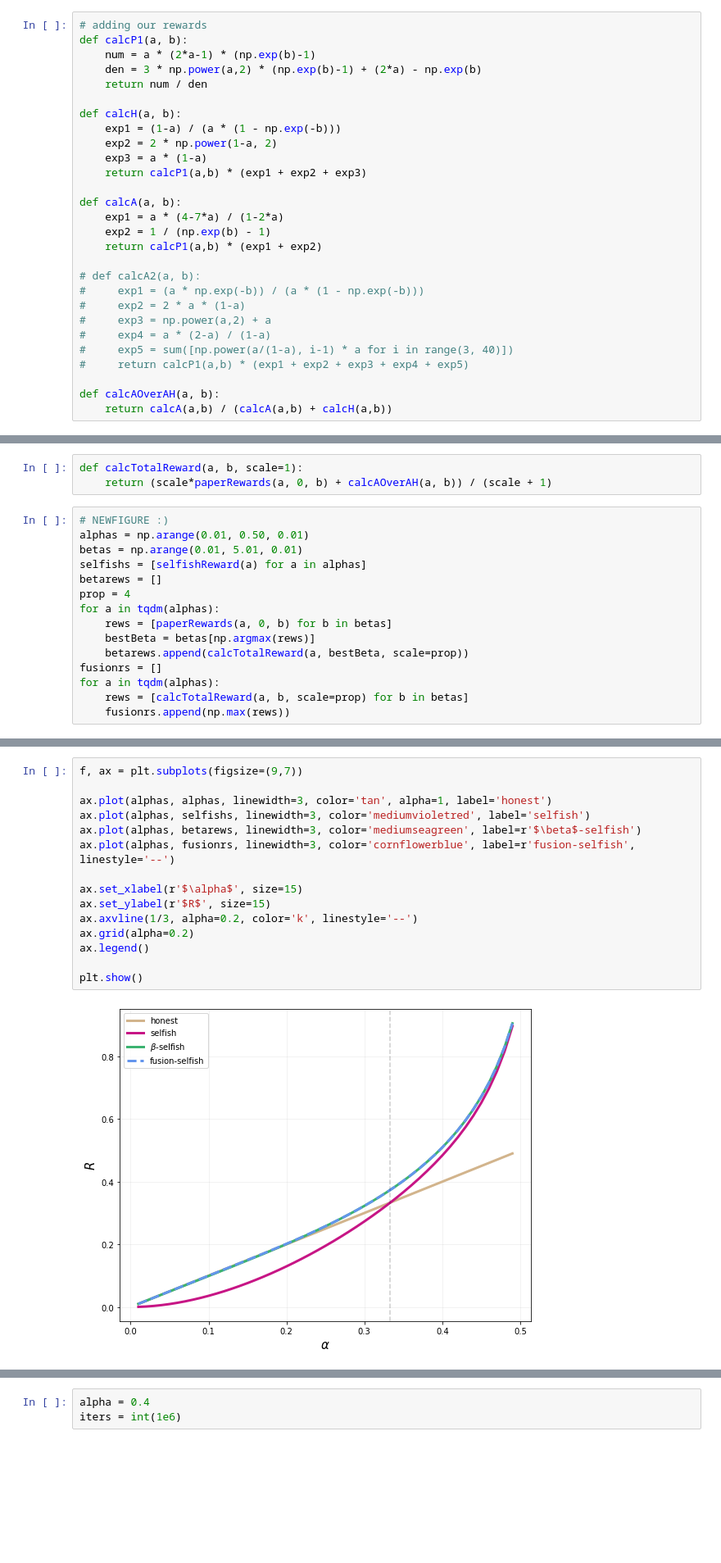
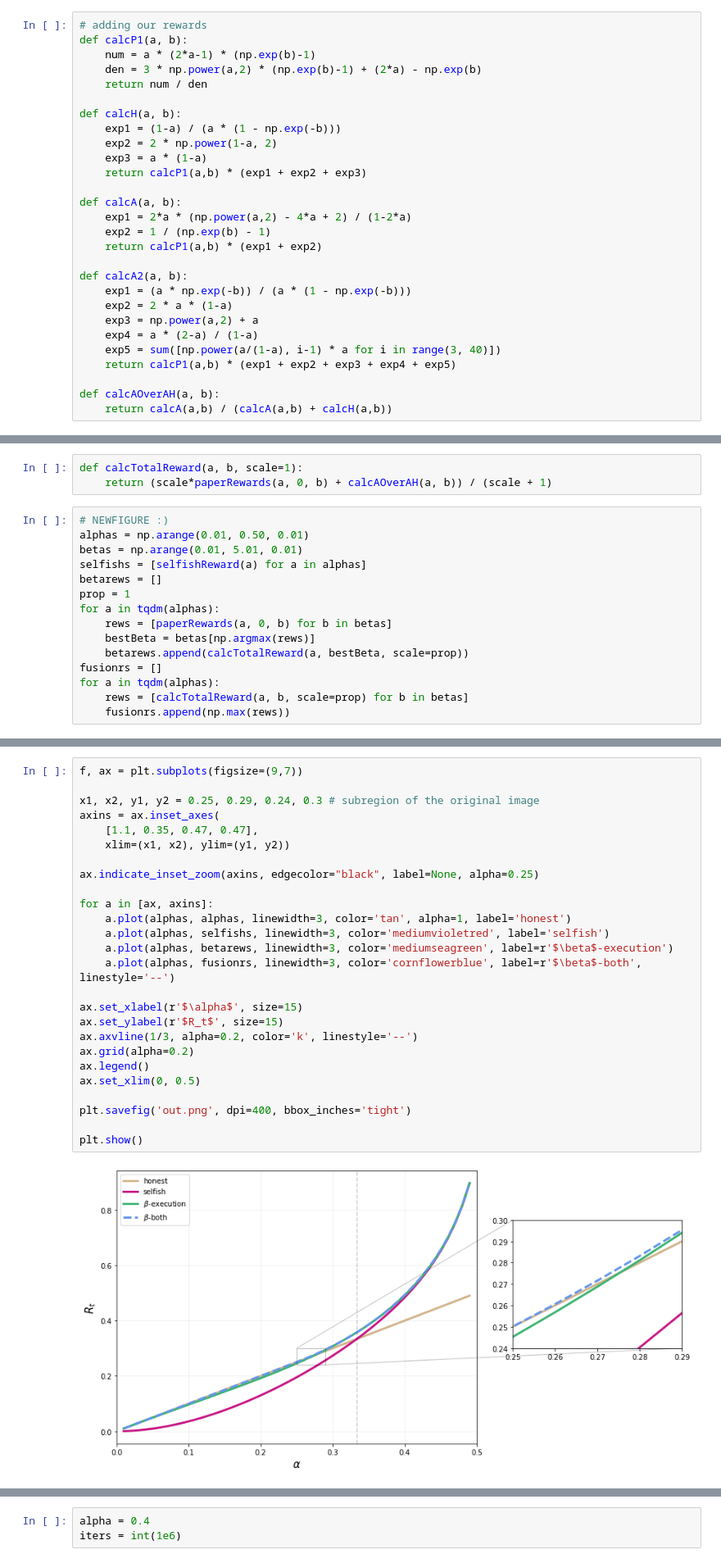
Before and after one commit to michaelneuder/opportunistic-mining, a Jupyter notebook: fusion-mining.ipynb, the cells around one changed output, grey strips where cells are left out. Shown at 82% size. Cells and saved outputs as stored; diff of their text form; blank space fills up the shorter version.

```diff
--- a/fusion-mining.ipynb
+++ b/fusion-mining.ipynb
@@ -126,17 +126,17 @@ def calcH(a, b):
     return calcP1(a,b) * (exp1 + exp2 + exp3)
 
 def calcA(a, b):
-    exp1 = a * (4-7*a) / (1-2*a)
+    exp1 = 2*a * (np.power(a,2) - 4*a + 2) / (1-2*a)
     exp2 = 1 / (np.exp(b) - 1)
     return calcP1(a,b) * (exp1 + exp2)
 
-# def calcA2(a, b):
-#     exp1 = (a * np.exp(-b)) / (a * (1 - np.exp(-b)))
-#     exp2 = 2 * a * (1-a)
-#     exp3 = np.power(a,2) + a
-#     exp4 = a * (2-a) / (1-a)
-#     exp5 = sum([np.power(a/(1-a), i-1) * a for i in range(3, 40)])
-#     return calcP1(a,b) * (exp1 + exp2 + exp3 + exp4 + exp5)
+def calcA2(a, b):
+    exp1 = (a * np.exp(-b)) / (a * (1 - np.exp(-b)))
+    exp2 = 2 * a * (1-a)
+    exp3 = np.power(a,2) + a
+    exp4 = a * (2-a) / (1-a)
+    exp5 = sum([np.power(a/(1-a), i-1) * a for i in range(3, 40)])
+    return calcP1(a,b) * (exp1 + exp2 + exp3 + exp4 + exp5)
 
 def calcAOverAH(a, b):
     return calcA(a,b) / (calcA(a,b) + calcH(a,b))
@@ -193,7 +176,7 @@ alphas = np.arange(0.01, 0.50, 0.01)
 betas = np.arange(0.01, 5.01, 0.01)
 selfishs = [selfishReward(a) for a in alphas]
 betarews = []
-prop = 4
+prop = 1
 for a in tqdm(alphas):
     rews = [paperRewards(a, 0, b) for b in betas]
     bestBeta = betas[np.argmax(rews)]
@@ -210,20 +193,31 @@ np.min(alphas[np.array(fusionrs) - alphas > 0])
 # %%
 f, ax = plt.subplots(figsize=(9,7))
 
-ax.plot(alphas, alphas, linewidth=3, color='tan', alpha=1, label='honest')
-ax.plot(alphas, selfishs, linewidth=3, color='mediumvioletred', label='selfish')
-ax.plot(alphas, betarews, linewidth=3, color='mediumseagreen', label=r'$\beta$-selfish')
-ax.plot(alphas, fusionrs, linewidth=3, color='cornflowerblue', label=r'fusion-selfish', linestyle='--')
+x1, x2, y1, y2 = 0.25, 0.29, 0.24, 0.3 # subregion of the original image
+axins = ax.inset_axes(
+    [1.1, 0.35, 0.47, 0.47],
+    xlim=(x1, x2), ylim=(y1, y2))
+
+ax.indicate_inset_zoom(axins, edgecolor="black", label=None, alpha=0.25)
+
+for a in [ax, axins]:
+    a.plot(alphas, alphas, linewidth=3, color='tan', alpha=1, label='honest')
+    a.plot(alphas, selfishs, linewidth=3, color='mediumvioletred', label='selfish')
+    a.plot(alphas, betarews, linewidth=3, color='mediumseagreen', label=r'$\beta$-execution')
+    a.plot(alphas, fusionrs, linewidth=3, color='cornflowerblue', label=r'$\beta$-both', linestyle='--')
 
 ax.set_xlabel(r'$\alpha$', size=15)
-ax.set_ylabel(r'$R$', size=15)
+ax.set_ylabel(r'$R_t$', size=15)
 ax.axvline(1/3, alpha=0.2, color='k', linestyle='--')
 ax.grid(alpha=0.2)
 ax.legend()
+ax.set_xlim(0, 0.5)
+
+plt.savefig('out.png', dpi=400, bbox_inches='tight')
 
 plt.show()
 # %% [output]
-[figure, old version]
+[figure, new version]
 # %%
 # various scales
 scales = np.arange(1, 11)
```
Also changed, not shown: parts of 4 cells of this notebook, 1 other file.
